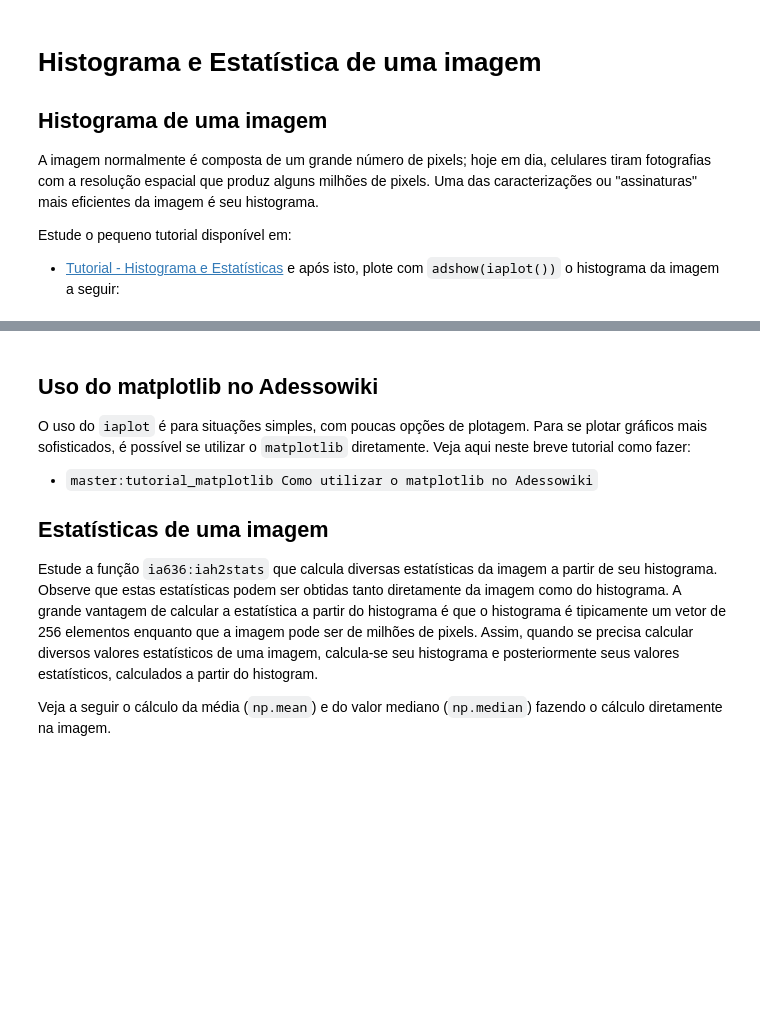
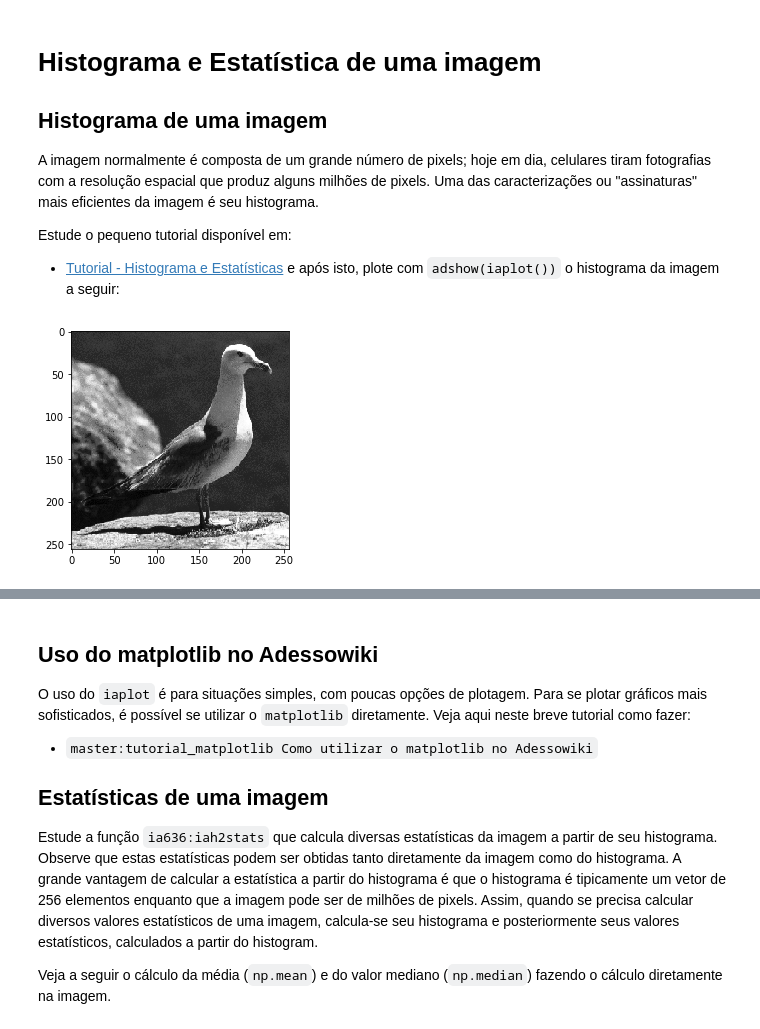
Before and after one commit to robertoalotufo/ia898, a Jupyter notebook: deliver/Atividade_2_3.ipynb, the cells around one changed output, grey strips where cells are left out. Saved outputs shown, nothing was run; the diff lists cells and outputs as text; code cells hidden in the pictures; blank space fills up the shorter version.

```diff
--- a/deliver/Atividade_2_3.ipynb
+++ b/deliver/Atividade_2_3.ipynb
@@ -23,0 +15,12 @@ adshow(ia.iaplot(h, ylabel='n. de pixels', xlabel='niveis de cinza'), 'histogram
+# %%
+%matplotlib inline
+import matplotlib.pyplot as plt
+import matplotlib.image as mpimg
+
+#import ia636 as ia
+import numpy as np
+
+f = mpimg.imread('../data/gull.pgm')
+plt.imshow(f,cmap='gray');
+# %% [output]
+[figure, added]
```
Also changed, not shown: parts of 2 cells of this notebook.
